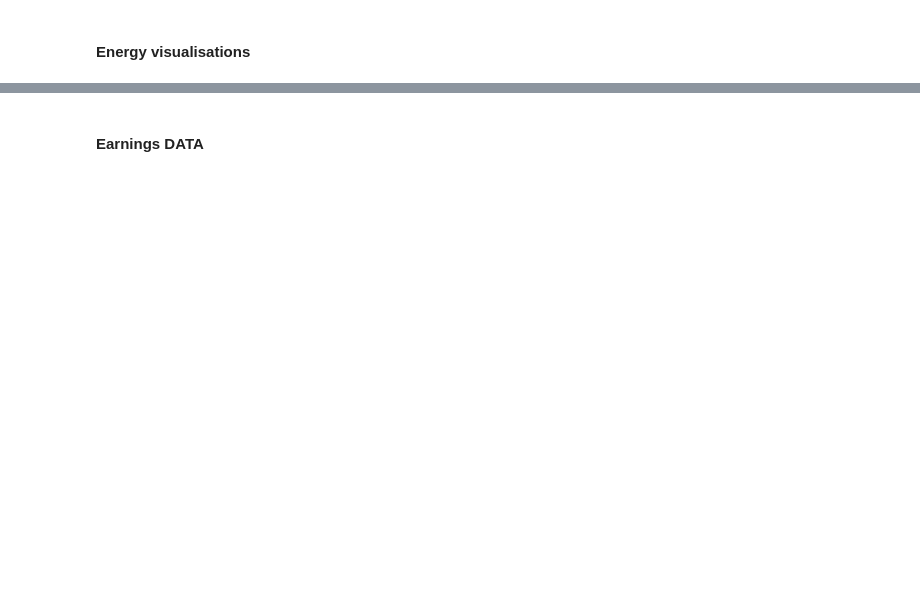
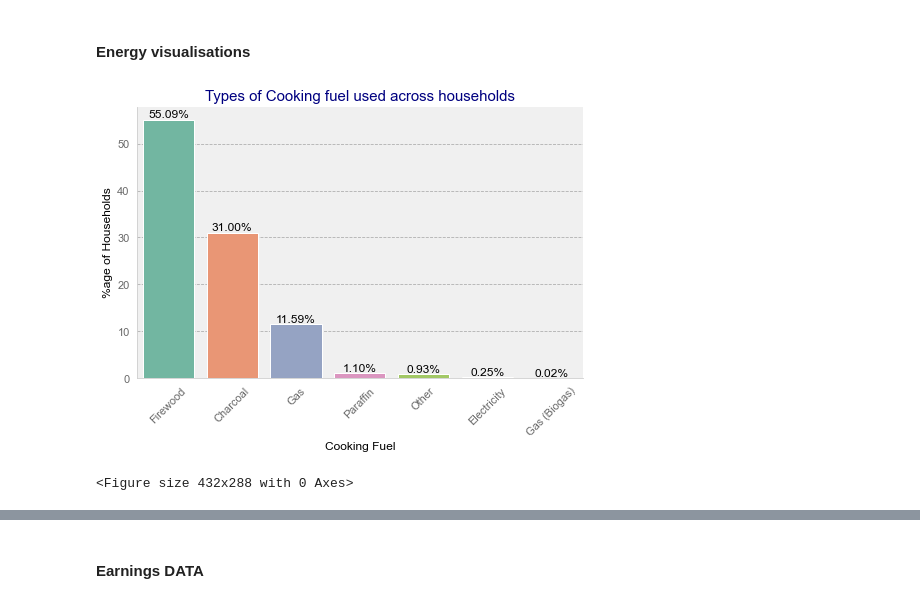
Before and after one commit to whitehackr/solar_tz, a Jupyter notebook: data_and_analysis/survey_review_.ipynb, the cells around one changed output, grey strips where cells are left out. Drawn from its saved outputs; the diff is of its cells as text; code cells hidden in the pictures; blank space fills up the shorter version.

Commit message:
Reconstruction of file - fns for plotters Chloropleth mapper function created Rest of file cleaned, up to energy spend section

```diff
--- a/data_and_analysis/survey_review_.ipynb
+++ b/data_and_analysis/survey_review_.ipynb
@@ -10,3 +10,10 @@ import geopandas as gpd
 import matplotlib
 import matplotlib.pyplot as plt
 # matplotlib.use('agg')
+# %%
+# Get the current working directory
+current_directory = os.getcwd()
+# Save the figure in the 'outputs' sub-folder
+output_path = current_directory.replace('data_and_analysis','reports_and_outputs') + '/hmp_tester.png'
+output_path
+plt.savefig(output_path, dpi=300, format='png')
@@ -135,5 +154,9 @@ def bar_plotter(df,
 
     # Adjust the figure size and margins
     plt.gcf().subplots_adjust(left=0.1, right=0.9, bottom=0.3, top=0.9)
-    output_string = fig_name + '.png'
-    plt.savefig(output_string, dpi = 300, format = 'png')
+    # output_string = fig_name + '.png'
+    # plt.savefig(output_string, dpi = 300, format = 'png')
+    current_directory = os.getcwd()
+    # Save the figure in the 'outputs' sub-folder
+    output_path = current_directory.replace('data_and_analysis','reports_and_outputs') + fig_name +'.png'
+    plt.savefig(output_path, dpi=300, format='png')
@@ -286,0 +377,10 @@ bar_plotter()
+# %%
+bar_plotter(df = i_hh_energy,
+            column_name = 'cooking_fuel',
+            plot_title = 'Types of Cooking fuel used across households',
+            xlab = 'Cooking Fuel',
+            ylab = '%age of Households',
+            fig_name = 'bplt_cooking_fuels')
+# %% [output]
+[figure, added]
+<Figure size 432x288 with 0 Axes>
```
Also changed, not shown: parts of 42 cells of this notebook.
